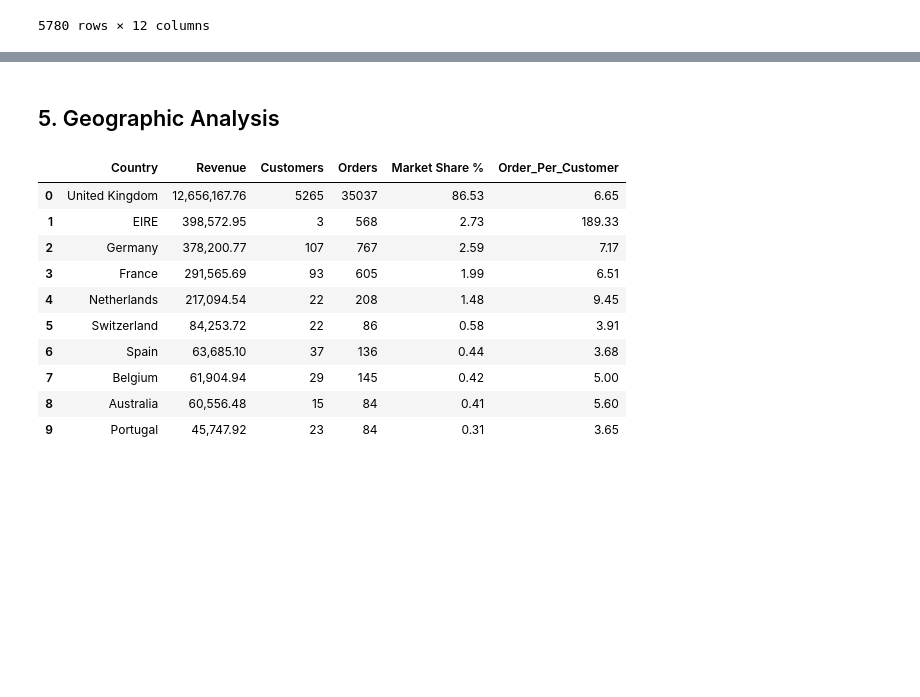
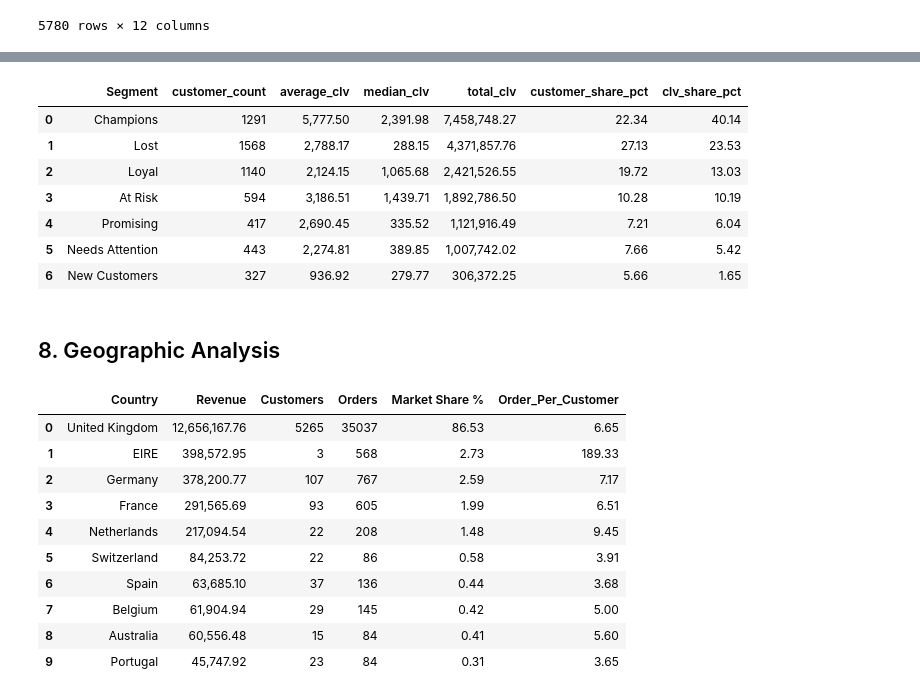
Before and after one commit to Hahm7/online_retail_analysis, a Jupyter notebook: notebooks/analysis.ipynb, the cells around one changed output, grey strips where cells are left out. Cells and saved outputs as stored; diff of their text form; code cells hidden in the pictures; blank space fills up the shorter version.

Commit message:
editing analysis

```diff
--- a/notebooks/analysis.ipynb
+++ b/notebooks/analysis.ipynb
@@ -825,0 +750,18 @@ clv_df
+# %%
+rfm_clv_df = con.execute("""
+    SELECT
+        clv_df.*,
+        rfm_segments.Recency,
+        rfm_segments.Frequency,
+        rfm_segments.Monetary,
+        rfm_segments.R_Score,
+        rfm_segments.F_Score,
+        rfm_segments.M_Score,
+        rfm_segments.RFM_Score,
+        rfm_segments.Segment
+    FROM clv_df
+    JOIN rfm_segments ON clv_df.CustomerID = rfm_segments.CustomerID
+    ORDER BY clv_df.CustomerID
+""").fetchdf()
+
+rfm_clv_df
@@ -826,5 +782,39 @@ clv_df
+# %%
+rfm_clv_analysis = con.execute("""
+    WITH segments_clv AS (
+        SELECT
+            Segment,
+            Count(CustomerID) AS customer_count,
+            AVG(Projected_CLV) AS average_clv,
+            PERCENTILE_CONT(0.5) WITHIN GROUP (ORDER BY Projected_CLV) AS median_clv,
+            SUM(Projected_CLV) AS total_clv
+        FROM
+            rfm_clv_df
+        GROUP BY
+            Segment
+    )
+    SELECT
+        *,
+        ROUND(100 * customer_count / SUM(customer_count) OVER (), 2) AS customer_share_pct,
+        ROUND(100 *  total_clv / SUM(total_clv) OVER (), 2) AS clv_share_pct
+    FROM
+        segments_clv
+    ORDER BY
+        clv_share_pct DESC
+""").fetchdf()
+
+rfm_clv_analysis
+# %% [output]
+|  | Segment | customer_count | average_clv | median_clv | total_clv | customer_share_pct | clv_share_pct |
+| 0 | Champions | 1291 | 5,777.50 | 2,391.98 | 7,458,748.27 | 22.34 | 40.14 |
+| 1 | Lost | 1568 | 2,788.17 | 288.15 | 4,371,857.76 | 27.13 | 23.53 |
+| 2 | Loyal | 1140 | 2,124.15 | 1,065.68 | 2,421,526.55 | 19.72 | 13.03 |
+| 3 | At Risk | 594 | 3,186.51 | 1,439.71 | 1,892,786.50 | 10.28 | 10.19 |
+| 4 | Promising | 417 | 2,690.45 | 335.52 | 1,121,916.49 | 7.21 | 6.04 |
+| 5 | Needs Attention | 443 | 2,274.81 | 389.85 | 1,007,742.02 | 7.66 | 5.42 |
+| 6 | New Customers | 327 | 936.92 | 279.77 | 306,372.25 | 5.66 | 1.65 |
 # %% [markdown]
-## 5. Geographic Analysis
+## 8. Geographic Analysis
 # %%
 # Top 10 Countries By Revenue
 
```
Also changed, not shown: parts of 18 cells of this notebook, 1 other file.
